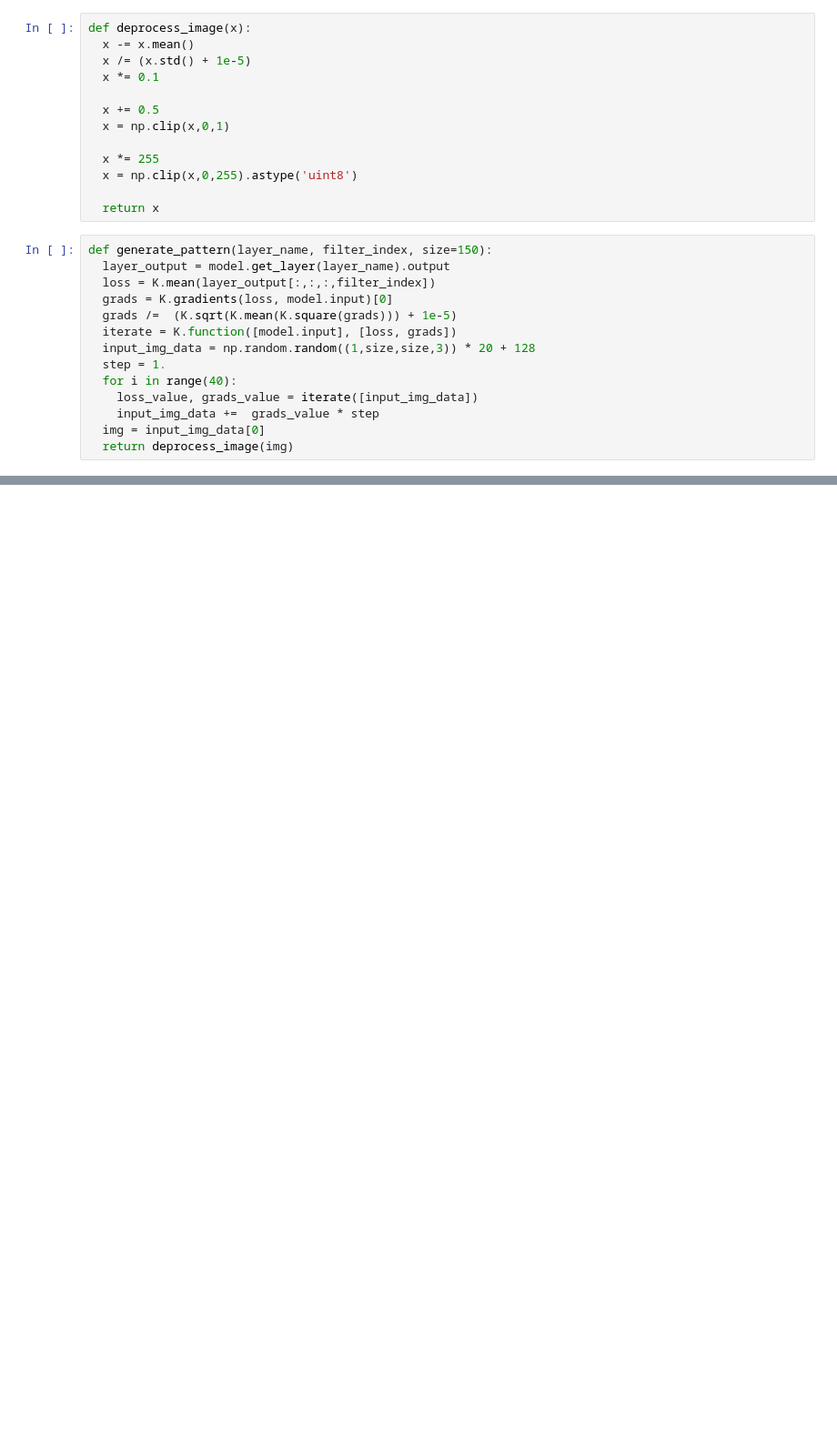
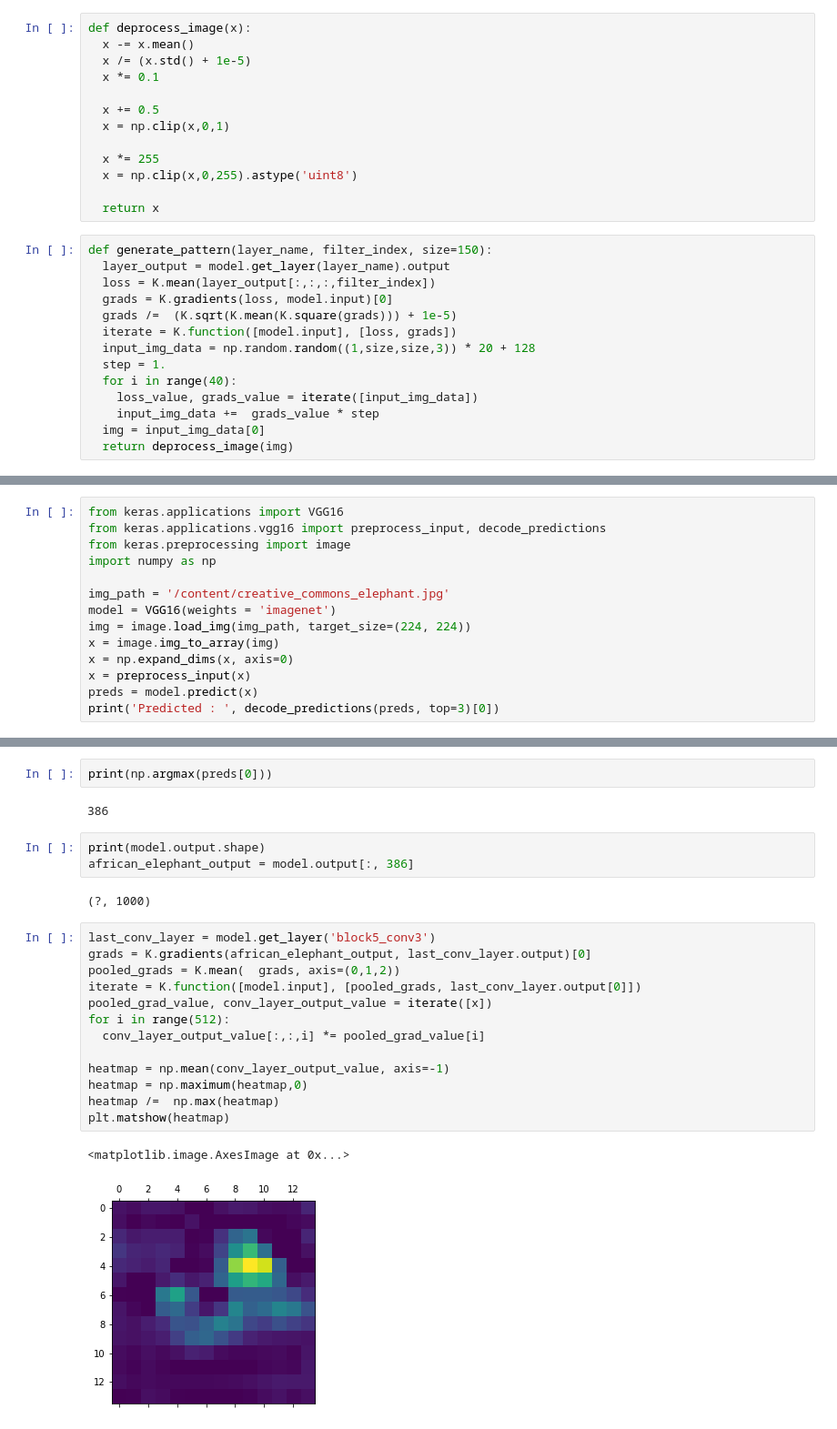
Before and after one commit to amamra-abdenour/Deep_Learning_Python, a Jupyter notebook: DeepLearning_8.ipynb, the cells around one changed output, grey strips where cells are left out. Shown at 91% size. Drawn from its saved outputs; the diff is of its cells as text; blank space fills up the shorter version.

```diff
--- a/DeepLearning_8.ipynb
+++ b/DeepLearning_8.ipynb
@@ -207,0 +204,14 @@ Clipping input data to the valid range for imshow with RGB data ([0..1] for floa
+# %%
+from keras.applications import VGG16
+from keras.applications.vgg16 import preprocess_input, decode_predictions
+from keras.preprocessing import image
+import numpy as np
+
+img_path = '/content/creative_commons_elephant.jpg'
+model = VGG16(weights = 'imagenet')
+img = image.load_img(img_path, target_size=(224, 224))
+x = image.img_to_array(img)
+x = np.expand_dims(x, axis=0)
+x = preprocess_input(x)
+preds = model.predict(x)
+print('Predicted : ', decode_predictions(preds, top=3)[0])
@@ -207,0 +222,25 @@ Clipping input data to the valid range for imshow with RGB data ([0..1] for floa
+# %%
+print(np.argmax(preds[0]))
+# %% [output]
+386
+# %%
+print(model.output.shape)
+african_elephant_output = model.output[:, 386]
+# %% [output]
+(?, 1000)
+# %%
+last_conv_layer = model.get_layer('block5_conv3')
+grads = K.gradients(african_elephant_output, last_conv_layer.output)[0]
+pooled_grads = K.mean(  grads, axis=(0,1,2))
+iterate = K.function([model.input], [pooled_grads, last_conv_layer.output[0]])
+pooled_grad_value, conv_layer_output_value = iterate([x])
+for i in range(512):
+  conv_layer_output_value[:,:,i] *= pooled_grad_value[i]
+
+heatmap = np.mean(conv_layer_output_value, axis=-1)
+heatmap = np.maximum(heatmap,0)
+heatmap /=  np.max(heatmap)
+plt.matshow(heatmap)
+# %% [output]
+<matplotlib.image.AxesImage at 0x...>
+[figure, added]
```
Also changed, not shown: parts of 6 cells of this notebook.
